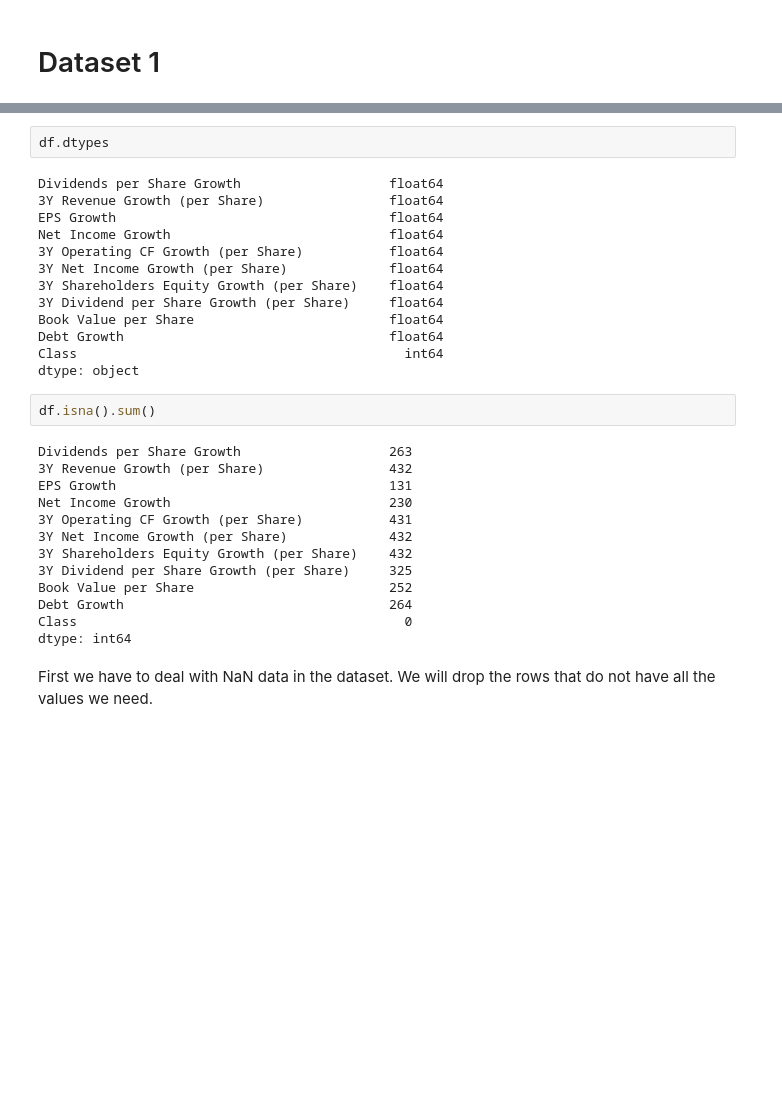
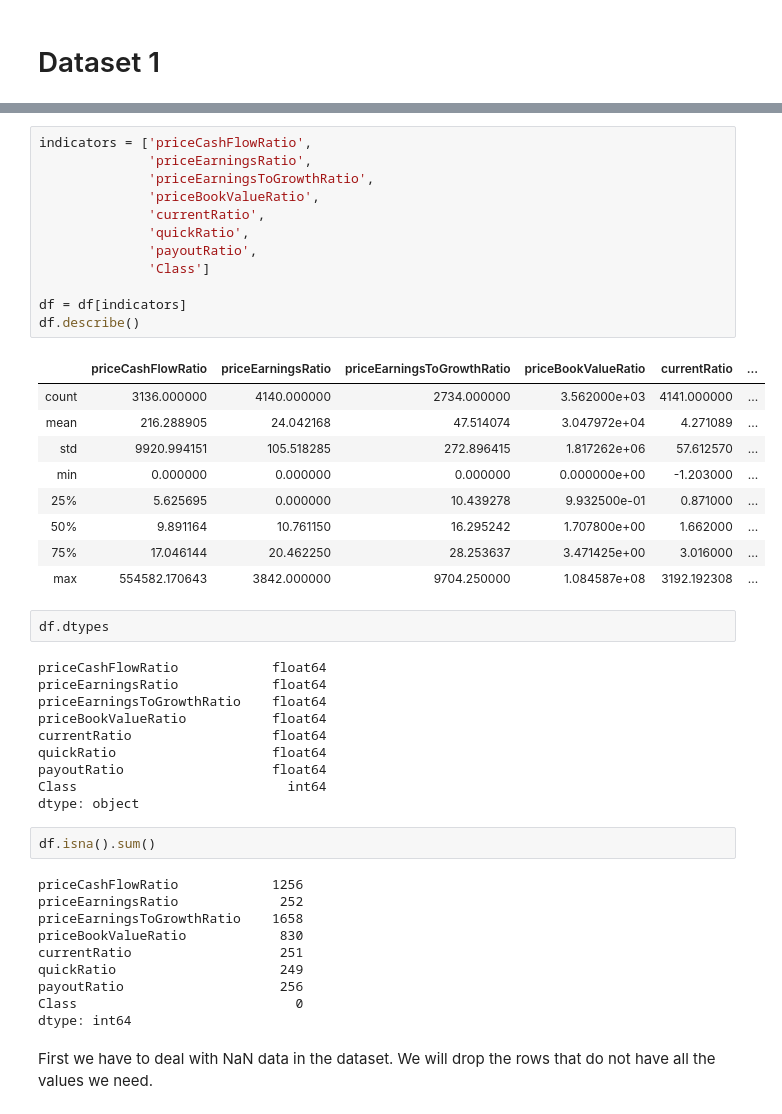
Before and after one commit to WafflesAreFriends/CPSC-4310-Stocks, a Jupyter notebook: DAP2/data_cleaning.ipynb, the cells around one changed output, grey strips where cells are left out. Drawn from its saved outputs; the diff is of its cells as text; blank space fills up the shorter version.

```diff
--- a/DAP2/data_cleaning.ipynb
+++ b/DAP2/data_cleaning.ipynb
@@ -45,32 +43,48 @@ df.describe()
+# %%
+indicators = ['priceCashFlowRatio',
+              'priceEarningsRatio',
+              'priceEarningsToGrowthRatio',
+              'priceBookValueRatio',
+              'currentRatio',
+              'quickRatio',
+              'payoutRatio',
+              'Class']
+
+df = df[indicators]
+df.describe()
+# %% [output]
+|  | priceCashFlowRatio | priceEarningsRatio | priceEarningsToGrowthRatio | priceBookValueRatio | currentRatio | ... |
+| count | 3136.000000 | 4140.000000 | 2734.000000 | 3.562000e+03 | 4141.000000 | ... |
+| mean | 216.288905 | 24.042168 | 47.514074 | 3.047972e+04 | 4.271089 | ... |
+| std | 9920.994151 | 105.518285 | 272.896415 | 1.817262e+06 | 57.612570 | ... |
+| min | 0.000000 | 0.000000 | 0.000000 | 0.000000e+00 | -1.203000 | ... |
+| 25% | 5.625695 | 0.000000 | 10.439278 | 9.932500e-01 | 0.871000 | ... |
+| 50% | 9.891164 | 10.761150 | 16.295242 | 1.707800e+00 | 1.662000 | ... |
+| 75% | 17.046144 | 20.462250 | 28.253637 | 3.471425e+00 | 3.016000 | ... |
+| max | 554582.170643 | 3842.000000 | 9704.250000 | 1.084587e+08 | 3192.192308 | ... |
 # %%
 df.dtypes
 # %% [output]
-Dividends per Share Growth                   float64
-3Y Revenue Growth (per Share)                float64
-EPS Growth                                   float64
-Net Income Growth                            float64
-3Y Operating CF Growth (per Share)           float64
-3Y Net Income Growth (per Share)             float64
-3Y Shareholders Equity Growth (per Share)    float64
-3Y Dividend per Share Growth (per Share)     float64
-Book Value per Share                         float64
-Debt Growth                                  float64
-Class                                          int64
+priceCashFlowRatio            float64
+priceEarningsRatio            float64
+priceEarningsToGrowthRatio    float64
+priceBookValueRatio           float64
+currentRatio                  float64
+quickRatio                    float64
+payoutRatio                   float64
+Class                           int64
 dtype: object
 # %%
 df.isna().sum()
 # %% [output]
-Dividends per Share Growth                   263
-3Y Revenue Growth (per Share)                432
-EPS Growth                                   131
-Net Income Growth                            230
-3Y Operating CF Growth (per Share)           431
-3Y Net Income Growth (per Share)             432
-3Y Shareholders Equity Growth (per Share)    432
-3Y Dividend per Share Growth (per Share)     325
-Book Value per Share                         252
-Debt Growth                                  264
-Class                                          0
+priceCashFlowRatio            1256
+priceEarningsRatio             252
+priceEarningsToGrowthRatio    1658
+priceBookValueRatio            830
+currentRatio                   251
+quickRatio                     249
+payoutRatio                    256
+Class                            0
 dtype: int64
 # %% [markdown]
 First we have to deal with NaN data in the dataset. We will drop the rows that do not have all the values we need.
```
Also changed, not shown: parts of 10 cells of this notebook.
